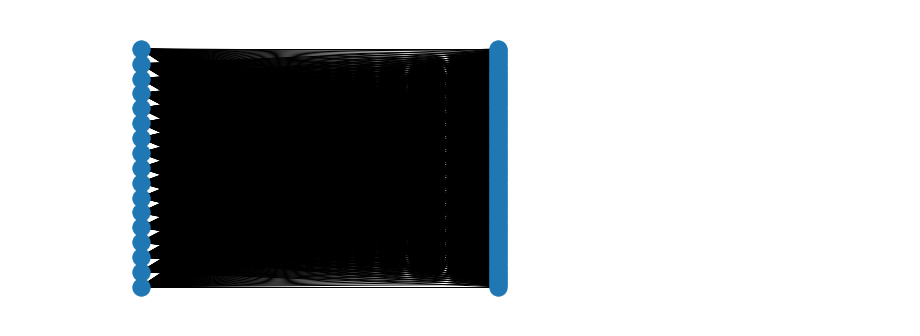
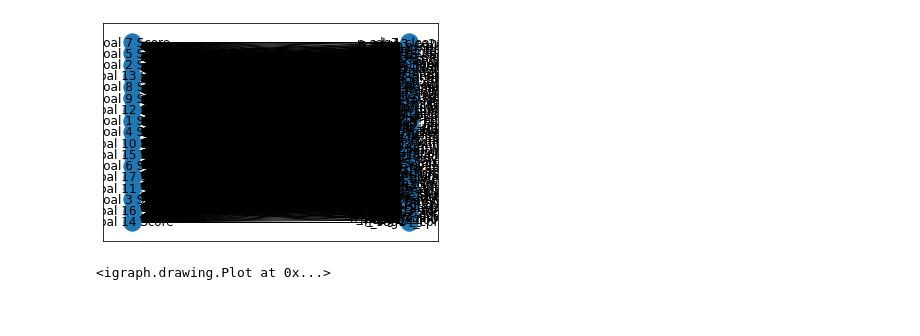
Before and after one commit to ericssimpson/sustainable-development-modeling, a Jupyter notebook: sub_sdg_analysis.ipynb, the cells around one changed output. Drawn from its saved outputs; the diff is of its cells as text; code cells hidden in the pictures.

```diff
--- a/sub_sdg_analysis.ipynb
+++ b/sub_sdg_analysis.ipynb
@@ -10,7 +1,23 @@ nx.write_graphml(sdg_bipartite, 'sdg_and_sub_bipartite.graphml')
+# %%
+import igraph as ig
+sdg_bipartite_ig = ig.Graph.Read(
+    f='sdg_and_sub_bipartite.gml',
+    format='gml'
+    )
+import networkx as nx
+sdg_bipartite_nx = nx.read_gml(
+    path='sdg_and_sub_bipartite.gml'
+    )
 # %%
-top = nx.bipartite.sets(sdg_bipartite)[0]
-pos = nx.bipartite_layout(sdg_bipartite, top)
+top = nx.bipartite.sets(sdg_bipartite_nx)[0]
+pos = nx.bipartite_layout(sdg_bipartite_nx, top)
+nx.draw_networkx(sdg_bipartite_nx, pos=pos)
+# %% [output]
+[figure, added]
-# %%
-nx.draw(sdg_bipartite, pos=pos)
-# %% [output]
-[figure, removed]
+# %%
+sdg_clusters_ig = sdg_bipartite_ig.clusters()
+
+for cluster in sdg_clusters_ig
+ig.plot(sdg_clusters_ig[0])
+# %% [output]
+<igraph.drawing.Plot at 0x...>
```
Also changed, not shown: parts of 3 cells of this notebook, 1 other file.
